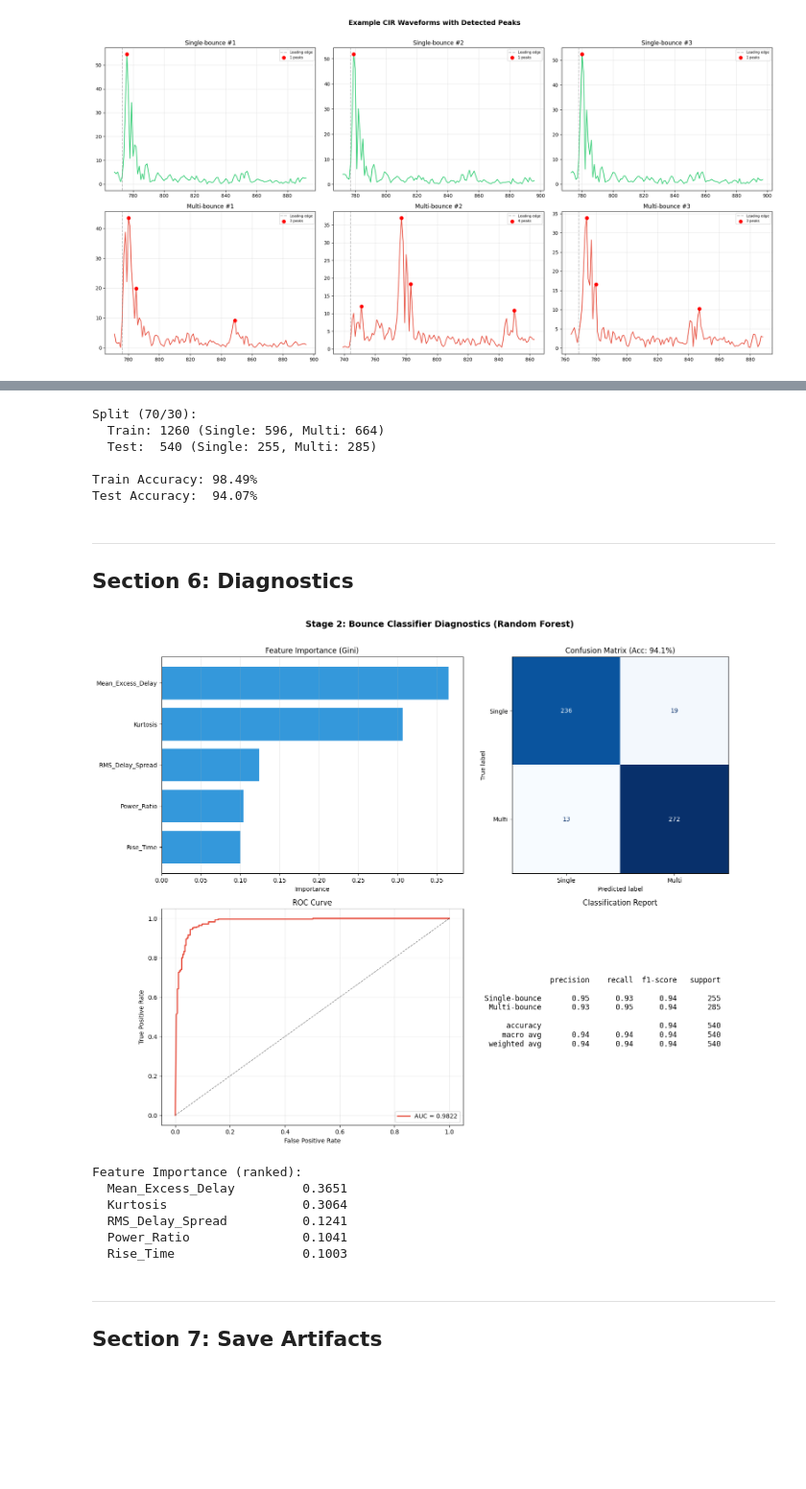
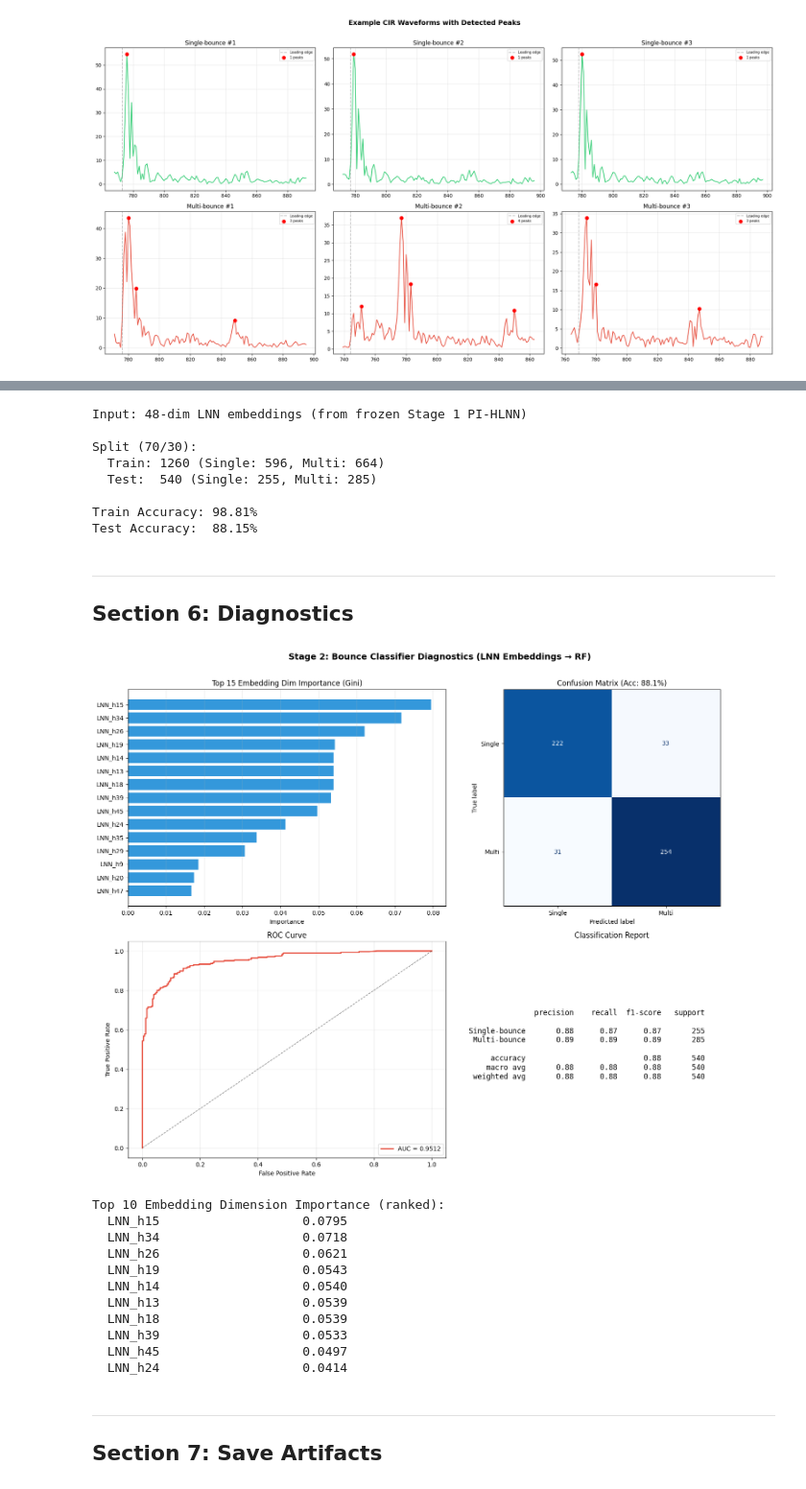
Before and after one commit to jonathanljc/capstone, a Jupyter notebook: lnn/stage2_bounce_classifier.ipynb, the cells around one changed output, grey strips where cells are left out. Shown at 96% size. Cells and saved outputs as stored; diff of their text form; code cells hidden in the pictures; blank space fills up the shorter version.

```diff
--- a/lnn/stage2_bounce_classifier.ipynb
+++ b/lnn/stage2_bounce_classifier.ipynb
@@ -311,15 +514,15 @@ Validate that auto-labels and features are physically meaningful before training
 # ==========================================
 # FEATURE ANALYSIS
 # ==========================================
-fig, axs = plt.subplots(2, 3, figsize=(20, 12))
-plt.subplots_adjust(hspace=0.4, wspace=0.3)
+fig, axs = plt.subplots(1, 3, figsize=(20, 5))
+plt.subplots_adjust(wspace=0.3)
 
 single_mask = bounce_labels == 0
 multi_mask = bounce_labels == 1
 
 # --- Feature distributions by class ---
 for i, feat in enumerate(FEATURE_NAMES):
-    ax = axs[i // 3, i % 3]
+    ax = axs[i]
     vals = feature_df[feat].values
 
     sns.kdeplot(vals[single_mask], ax=ax, fill=True, color='#2ecc71',
@@ -331,17 +534,17 @@ for i, feat in enumerate(FEATURE_NAMES):
     ax.legend(fontsize=8)
     ax.grid(True, alpha=0.3)
 
-plt.suptitle("Feature Distributions: Single-Bounce vs Multi-Bounce",
+plt.suptitle("Stage 2 Shape Features: Single-Bounce vs Multi-Bounce",
              fontsize=14, fontweight='bold', y=1.01)
 plt.tight_layout()
 plt.show()
 
 # --- Correlation matrix ---
-fig, ax = plt.subplots(figsize=(8, 6))
+fig, ax = plt.subplots(figsize=(6, 5))
 corr = feature_df[FEATURE_NAMES].corr()
 sns.heatmap(corr, annot=True, fmt='.2f', cmap='coolwarm', center=0,
             square=True, ax=ax)
-ax.set_title("Feature Correlation Matrix")
+ax.set_title("Feature Correlation Matrix (Stage 2)")
 plt.tight_layout()
 plt.show()
 
@@ -664,9 +839,9 @@ Power_Ratio               |           0.328 |           0.024
 **Parameters**: 200 trees, no max depth, min_samples_split=5, min_samples_leaf=2, class_weight="balanced"
 # %%
 # ==========================================
-# RANDOM FOREST TRAINING (70/30 SPLIT)
+# RANDOM FOREST TRAINING ON LNN EMBEDDINGS (70/30 SPLIT)
 # ==========================================
-X_all = feature_df[FEATURE_NAMES].values
+X_all = embeddings  # 48-dim LNN embeddings (from frozen Stage 1 PI-HLNN)
 y_all = bounce_labels
 
 # 70/30 stratified split
@@ -677,11 +852,12 @@ X_train, X_test, y_train, y_test = train_test_split(
     random_state=CONFIG["seed"]
 )
 
-print(f"Split (70/30):")
+print(f"Input: {EMBEDDING_DIM}-dim LNN embeddings (from frozen Stage 1 PI-HLNN)")
+print(f"\nSplit (70/30):")
 print(f"  Train: {len(X_train)} (Single: {int(np.sum(y_train==0))}, Multi: {int(np.sum(y_train==1))})")
 print(f"  Test:  {len(X_test)} (Single: {int(np.sum(y_test==0))}, Multi: {int(np.sum(y_test==1))})")
 
-# Train Random Forest (no feature scaling needed — trees are scale-invariant)
+# Train Random Forest on LNN embeddings (no feature scaling needed — trees are scale-invariant)
 rf_model = RandomForestClassifier(
     n_estimators=CONFIG["n_estimators"],
     max_depth=CONFIG["max_depth"],
@@ -699,12 +875,14 @@ test_acc = rf_model.score(X_test, y_test)
 print(f"\nTrain Accuracy: {100*train_acc:.2f}%")
 print(f"Test Accuracy:  {100*test_acc:.2f}%")
 # %% [output]
+Input: 48-dim LNN embeddings (from frozen Stage 1 PI-HLNN)
+
 Split (70/30):
   Train: 1260 (Single: 596, Multi: 664)
   Test:  540 (Single: 255, Multi: 285)
 
-Train Accuracy: 98.49%
-Test Accuracy:  94.07%
+Train Accuracy: 98.81%
+Test Accuracy:  88.15%
 # %% [markdown]
 ---
 ## Section 6: Diagnostics
@@ -718,12 +896,13 @@ y_prob = rf_model.predict_proba(X_test)[:, 1]
 fig, axs = plt.subplots(2, 2, figsize=(16, 12))
 plt.subplots_adjust(hspace=0.35, wspace=0.3)
 
-# 1. Feature Importance
+# 1. Feature Importance (top 10 embedding dimensions)
 ax = axs[0, 0]
 importances = rf_model.feature_importances_
-sorted_idx = np.argsort(importances)
-ax.barh(np.array(FEATURE_NAMES)[sorted_idx], importances[sorted_idx], color='#3498db')
-ax.set_title("Feature Importance (Gini)")
+top_k = min(15, len(importances))
+sorted_idx = np.argsort(importances)[-top_k:]
+ax.barh(np.array(EMBEDDING_NAMES)[sorted_idx], importances[sorted_idx], color='#3498db')
+ax.set_title(f"Top {top_k} Embedding Dim Importance (Gini)")
 ax.set_xlabel("Importance")
 ax.grid(True, alpha=0.3, axis='x')
 
@@ -734,43 +913,48 @@ disp = ConfusionMatrixDisplay(cm, display_labels=['Single', 'Multi'])
 disp.plot(ax=ax, cmap='Blues', colorbar=False)
 acc = (y_test == y_pred).mean()
 ax.set_title(f"Confusion Matrix (Acc: {100*acc:.1f}%)")
 
 # 3. ROC Curve
 ax = axs[1, 0]
 fpr, tpr, _ = roc_curve(y_test, y_prob)
 roc_auc = auc(fpr, tpr)
 ax.plot(fpr, tpr, color='#e74c3c', lw=2, label=f'AUC = {roc_auc:.4f}')
 ax.plot([0, 1], [0, 1], 'k--', lw=1, alpha=0.5)
 ax.set_title("ROC Curve")
 ax.set_xlabel("False Positive Rate")
 ax.set_ylabel("True Positive Rate")
 ax.legend(loc='lower right')
 ax.grid(True, alpha=0.3)
 
 # 4. Classification Report
 ax = axs[1, 1]
 report = classification_report(y_test, y_pred, target_names=['Single-bounce', 'Multi-bounce'])
 ax.text(0.05, 0.5, report, fontsize=12, fontfamily='monospace',
         verticalalignment='center', transform=ax.transAxes)
 ax.set_title("Classification Report")
 ax.axis('off')
 
-plt.suptitle("Stage 2: Bounce Classifier Diagnostics (Random Forest)",
+plt.suptitle("Stage 2: Bounce Classifier Diagnostics (LNN Embeddings → RF)",
              fontsize=14, fontweight='bold', y=1.01)
 plt.tight_layout()
 plt.show()
 
-print("\nFeature Importance (ranked):")
-for feat, imp in sorted(zip(FEATURE_NAMES, importances), key=lambda x: -x[1]):
+print(f"\nTop 10 Embedding Dimension Importance (ranked):")
+for feat, imp in sorted(zip(EMBEDDING_NAMES, importances), key=lambda x: -x[1])[:10]:
     print(f"  {feat:<25} {imp:.4f}")
 # %% [output]
-[figure, old version]
+[figure, new version]
-Feature Importance (ranked):
-  Mean_Excess_Delay         0.3651
-  Kurtosis                  0.3064
-  RMS_Delay_Spread          0.1241
-  Power_Ratio               0.1041
-  Rise_Time                 0.1003
+Top 10 Embedding Dimension Importance (ranked):
+  LNN_h15                   0.0795
+  LNN_h34                   0.0718
+  LNN_h26                   0.0621
+  LNN_h19                   0.0543
+  LNN_h14                   0.0540
+  LNN_h13                   0.0539
+  LNN_h18                   0.0539
+  LNN_h39                   0.0533
+  LNN_h45                   0.0497
+  LNN_h24                   0.0414
 # %% [markdown]
 ---
 ## Section 7: Save Artifacts
```
Also changed, not shown: parts of 11 cells of this notebook, 12 other files.
